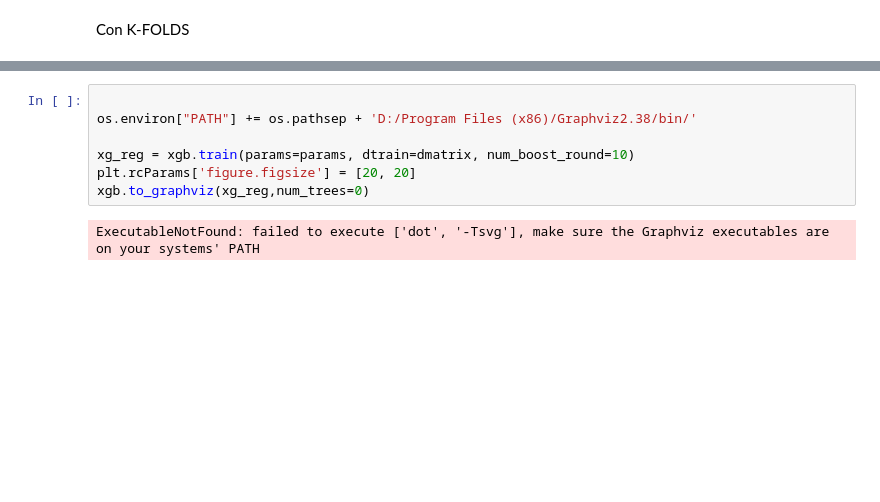
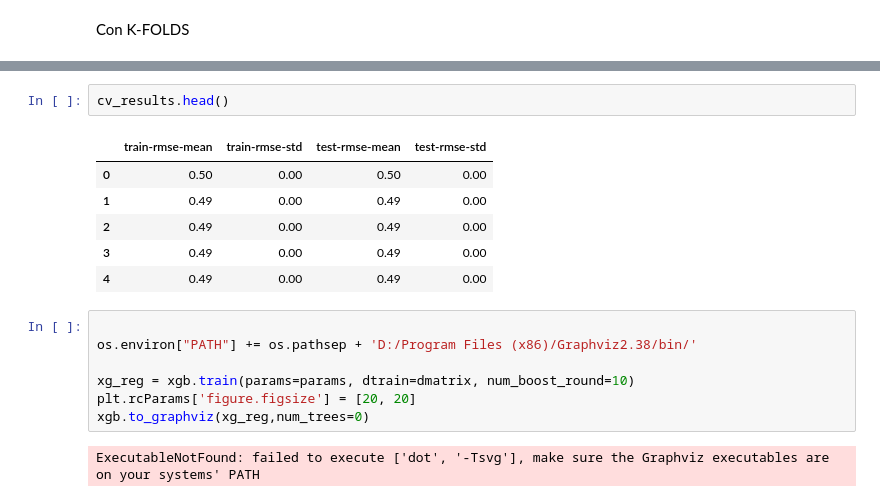
Before and after one commit to GIBelletti/TP2-7506-Datos, a Jupyter notebook: TP2.ipynb, the cells around one changed output, grey strips where cells are left out. Saved outputs shown, nothing was run; the diff lists cells and outputs as text; blank space fills up the shorter version.

```diff
--- a/TP2.ipynb
+++ b/TP2.ipynb
@@ -726,4 +811,13 @@ print((cv_results["test-rmse-mean"]).tail(1))
 Name: test-rmse-mean, dtype: float64
+# %%
+cv_results.head()
+# %% [output]
+|  | train-rmse-mean | train-rmse-std | test-rmse-mean | test-rmse-std |
+| 0 | 0.50 | 0.00 | 0.50 | 0.00 |
+| 1 | 0.49 | 0.00 | 0.49 | 0.00 |
+| 2 | 0.49 | 0.00 | 0.49 | 0.00 |
+| 3 | 0.49 | 0.00 | 0.49 | 0.00 |
+| 4 | 0.49 | 0.00 | 0.49 | 0.00 |
 # %%
 
 os.environ["PATH"] += os.pathsep + 'D:/Program Files (x86)/Graphviz2.38/bin/'
```
Also changed, not shown: parts of 20 cells of this notebook, 1 other file.
